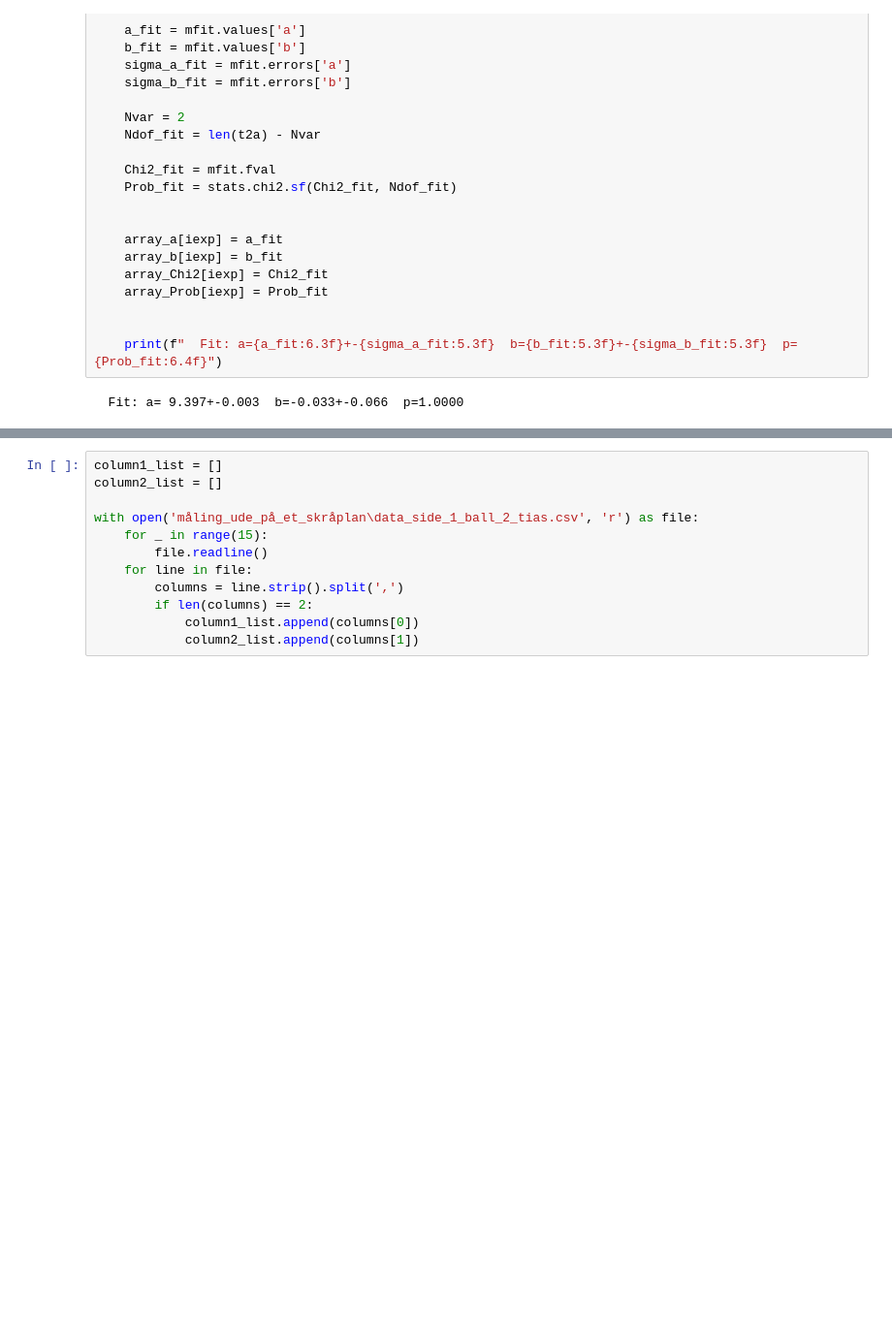
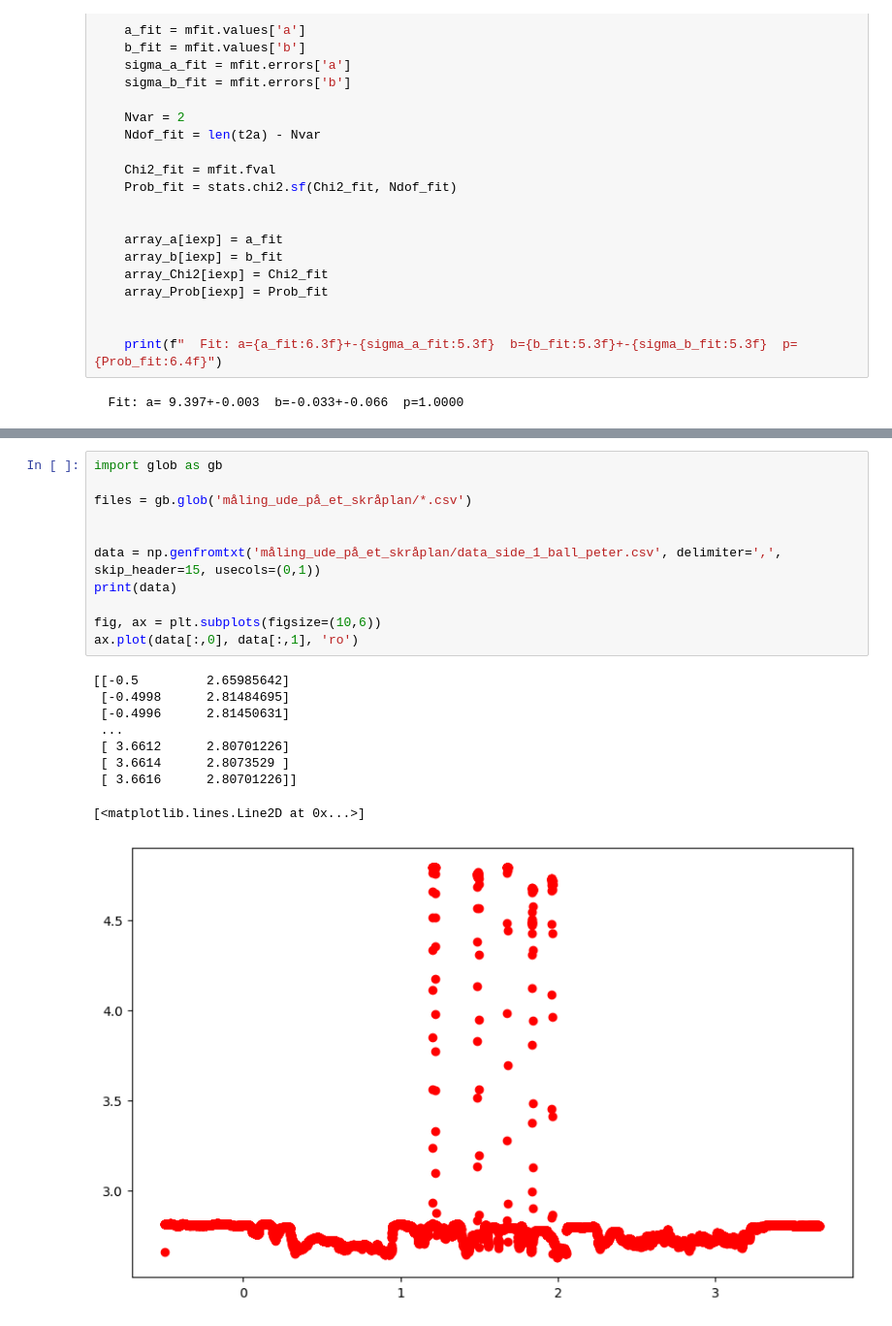
Before and after one commit to nicolai52/AppliedStatistics, a Jupyter notebook: gravitation.ipynb, the cells around one changed output, grey strips where cells are left out. Shown at 97% size. Saved outputs shown, nothing was run; the diff lists cells and outputs as text; blank space fills up the shorter version.

```diff
--- a/gravitation.ipynb
+++ b/gravitation.ipynb
@@ -100,15 +100,24 @@ fig
 # %% [output]
 [figure]
 # %%
-column1_list = []
-column2_list = []
+import glob as gb
 
-with open('måling_ude_på_et_skråplan\data_side_1_ball_2_tias.csv', 'r') as file:
-    for _ in range(15):
-        file.readline()
-    for line in file:
-        columns = line.strip().split(',')
-        if len(columns) == 2:
-            column1_list.append(columns[0])
-            column2_list.append(columns[1])
+files = gb.glob('måling_ude_på_et_skråplan/*.csv')
+
+
+data = np.genfromtxt('måling_ude_på_et_skråplan/data_side_1_ball_peter.csv', delimiter=',', skip_header=15, usecols=(0,1))
+print(data)
+
+fig, ax = plt.subplots(figsize=(10,6))
+ax.plot(data[:,0], data[:,1], 'ro')
+# %% [output]
+[[-0.5         2.65985642]
+ [-0.4998      2.81484695]
+ [-0.4996      2.81450631]
+ ...
+ [ 3.6612      2.80701226]
+ [ 3.6614      2.8073529 ]
+ [ 3.6616      2.80701226]]
+[<matplotlib.lines.Line2D at 0x...>]
+[figure, added]
 # %%
```
Also changed, not shown: parts of 5 cells of this notebook, 1 other file.
